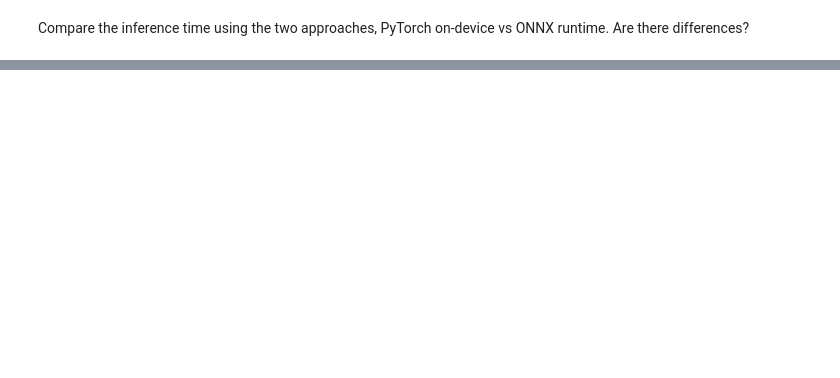
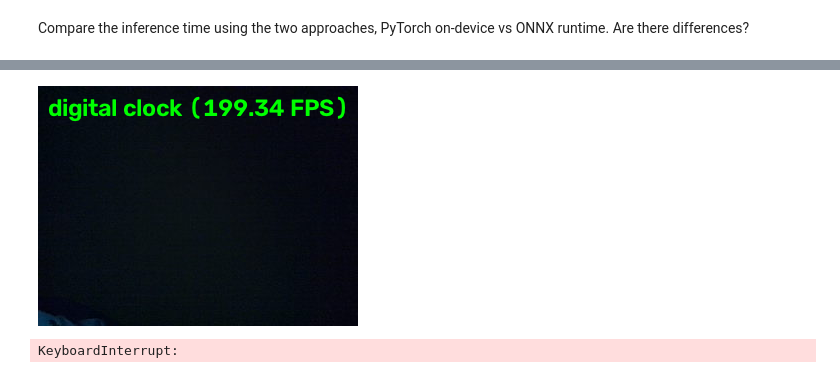
Before and after one commit to Lara-Matt/week5Robotics, a Jupyter notebook: Assignment4_Deploying_RPi.ipynb, the cells around one changed output, grey strips where cells are left out. Cells and saved outputs as stored; diff of their text form; code cells hidden in the pictures; blank space fills up the shorter version.

```diff
--- a/Assignment4_Deploying_RPi.ipynb
+++ b/Assignment4_Deploying_RPi.ipynb
@@ -283,0 +396,73 @@ Deploy one of the existing compact models in a RaspberryPi with an inference tim
+# %%
+import time
+import numpy as np
+import onnxruntime as ort
+import cv2
+import urllib.request
+
+from IPython.display import display, clear_output
+from PIL import Image
+
+def show(img):
+    clear_output(wait=True)
+    display(Image.fromarray(cv2.cvtColor(img, cv2.COLOR_BGR2RGB)))
+
+
+# Get the labels of ImageNet
+url="https://raw.githubusercontent.com/pytorch/hub/master/imagenet_classes.txt"
+with urllib.request.urlopen(url) as f:
+    classes = [line.decode('utf-8').strip() for line in f.readlines()]
+
+
+def test_model(model_path,n_frames=200):
+    cap=cv2.VideoCapture(0,cv2.CAP_V4L2)
+    cap.set(cv2.CAP_PROP_FOURCC,cv2.VideoWriter_fourcc('M','J','P','G'))
+    cap.set(cv2.CAP_PROP_FRAME_WIDTH,320)
+    cap.set(cv2.CAP_PROP_FRAME_HEIGHT,240)
+    cap.set(cv2.CAP_PROP_FPS,36)
+
+    options=ort.SessionOptions()
+    options.intra_op_num_threads=4
+    options.inter_op_num_threads=1
+    sess=ort.InferenceSession(model_path,options,providers=['CPUExecutionProvider'])
+    input_name=sess.get_inputs()[0].name
+    output_name=sess.get_outputs()[0].name
+
+    inf_times=[]
+    try:
+        for i in range(n_frames):
+            ret,frame=cap.read()
+            if not ret:
+                print("Failed to grab frame")
+                break
+
+            input_tensor=preprocessing(frame)
+
+            start=time.time()
+            output=sess.run([output_name],{input_name:input_tensor})
+            inf_times.append(time.time()-start)
+
+            pred=np.argmax(output[0])
+            class_name=classes[pred]
+            fps=1/inf_times[-1]
+
+            cv2.putText(frame,f"{class_name} ({fps:.2f} FPS)",(10,30),
+                        cv2.FONT_HERSHEY_SIMPLEX,0.8,(0,255,0),2)
+            show(frame)
+    finally:
+        cap.release()
+
+    # skip the first frames because the model is still warming up
+    avg_time=np.mean(inf_times[10:])
+    return avg_time
+
+
+time_fp32=test_model("onnx_mobinetv3_small.onnx")
+time_int8=test_model("onnx_mobinetv3_small_int8.onnx")
+
+clear_output()
+print(f"float32 model: {time_fp32*1000:.2f} ms -> {1/time_fp32:.2f} fps")
+print(f"int8 model: {time_int8*1000:.2f} ms -> {1/time_int8:.2f} fps")
+# %% [output]
+[figure, added]
+KeyboardInterrupt:
```
Also changed, not shown: parts of 9 cells of this notebook, 4 other files.
